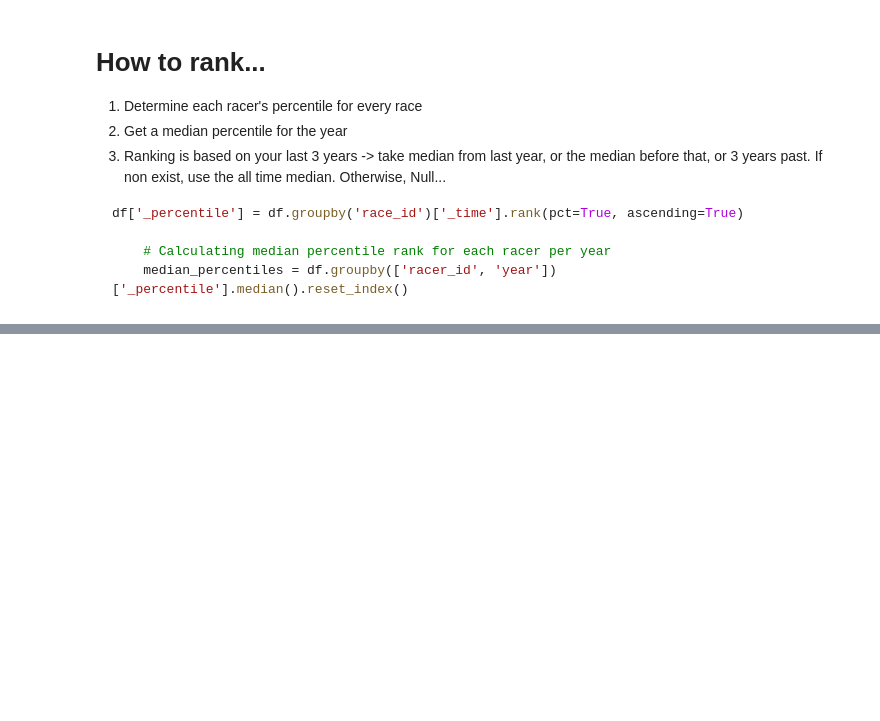
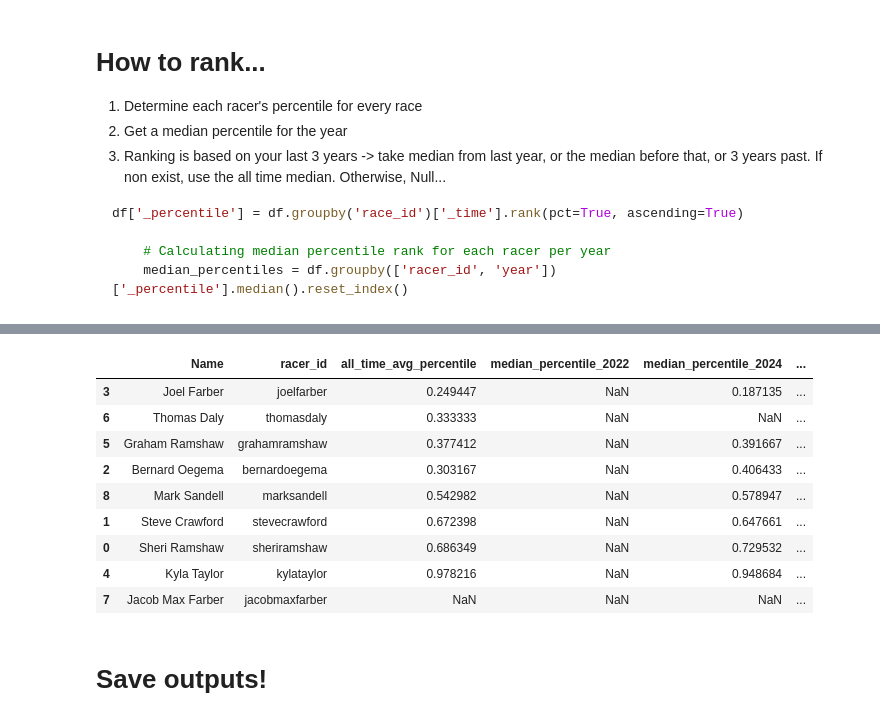
Before and after one commit to Cartar/alpine-fng.github.io, a Jupyter notebook: data/RacerRankPlayground.ipynb, the cells around one changed output, grey strips where cells are left out. Drawn from its saved outputs; the diff is of its cells as text; code cells hidden in the pictures; blank space fills up the shorter version.

```diff
--- a/data/RacerRankPlayground.ipynb
+++ b/data/RacerRankPlayground.ipynb
@@ -23,0 +174,3 @@ df['_percentile'] = df.groupby('race_id')['_time'].rank(pct=True, ascending=True
+# %%
+ski_df = df_combined[df_combined['discipline'] == 'SKI']
+snbd_df = df_combined[df_combined['discipline'] == 'SNBD']
@@ -23,0 +245,19 @@ df['_percentile'] = df.groupby('race_id')['_time'].rank(pct=True, ascending=True
+# %%
+joined_snbd = snbd_start_list.merge(snbd_aggregated_df, how="left", on="racer_id")
+joined_snbd = joined_snbd.merge(snbd_df_last5, how="left", on="racer_id")
+
+joined_snbd.sort_values(by='rank', ascending=True, inplace=True)
+joined_snbd
+# %% [output]
+|  | Name | racer_id | all_time_avg_percentile | median_percentile_2022 | median_percentile_2024 | ... |
+| 3 | Joel Farber | joelfarber | 0.249447 | NaN | 0.187135 | ... |
+| 6 | Thomas Daly | thomasdaly | 0.333333 | NaN | NaN | ... |
+| 5 | Graham Ramshaw | grahamramshaw | 0.377412 | NaN | 0.391667 | ... |
+| 2 | Bernard Oegema | bernardoegema | 0.303167 | NaN | 0.406433 | ... |
+| 8 | Mark Sandell | marksandell | 0.542982 | NaN | 0.578947 | ... |
+| 1 | Steve Crawford | stevecrawford | 0.672398 | NaN | 0.647661 | ... |
+| 0 | Sheri Ramshaw | sheriramshaw | 0.686349 | NaN | 0.729532 | ... |
+| 4 | Kyla Taylor | kylataylor | 0.978216 | NaN | 0.948684 | ... |
+| 7 | Jacob Max Farber | jacobmaxfarber | NaN | NaN | NaN | ... |
+# %% [markdown]
+# Save outputs!
```
Also changed, not shown: parts of 16 cells of this notebook, 9 other files.
